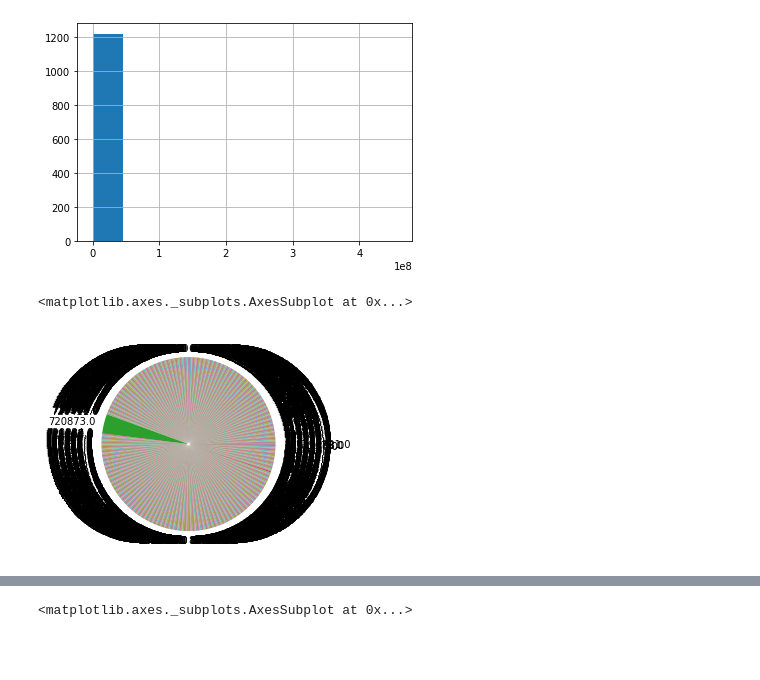
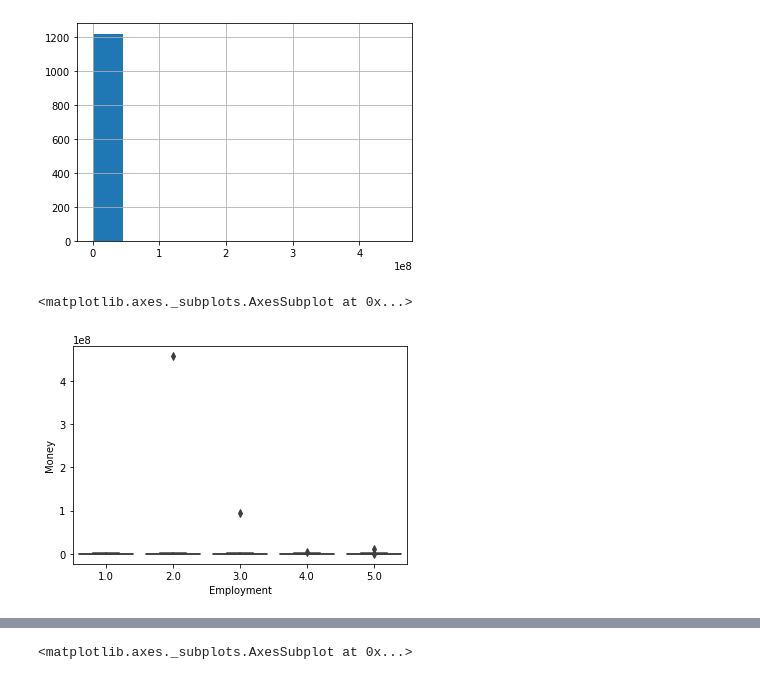
Before and after one commit to Mariappan07/Dirtydata, a Jupyter notebook: Dirtydata.ipynb, the cells around one changed output, grey strips where cells are left out. Saved outputs shown, nothing was run; the diff lists cells and outputs as text; code cells hidden in the pictures; blank space fills up the shorter version.

```diff
--- a/Dirtydata.ipynb
+++ b/Dirtydata.ipynb
@@ -350,8 +366,8 @@ s.Money.hist()
 plt.show()
 # %% [output]
 [figure]
-# %%
-s.groupby('Money').Money.count().plot(kind='pie')
-# %% [output]
-<matplotlib.axes._subplots.AxesSubplot at 0x...>
-[figure, removed]
+# %%
+sns.boxplot(s['Employment'],s['Money'])
+# %% [output]
+<matplotlib.axes._subplots.AxesSubplot at 0x...>
+[figure, added]
```
Also changed, not shown: parts of 2 cells of this notebook.
